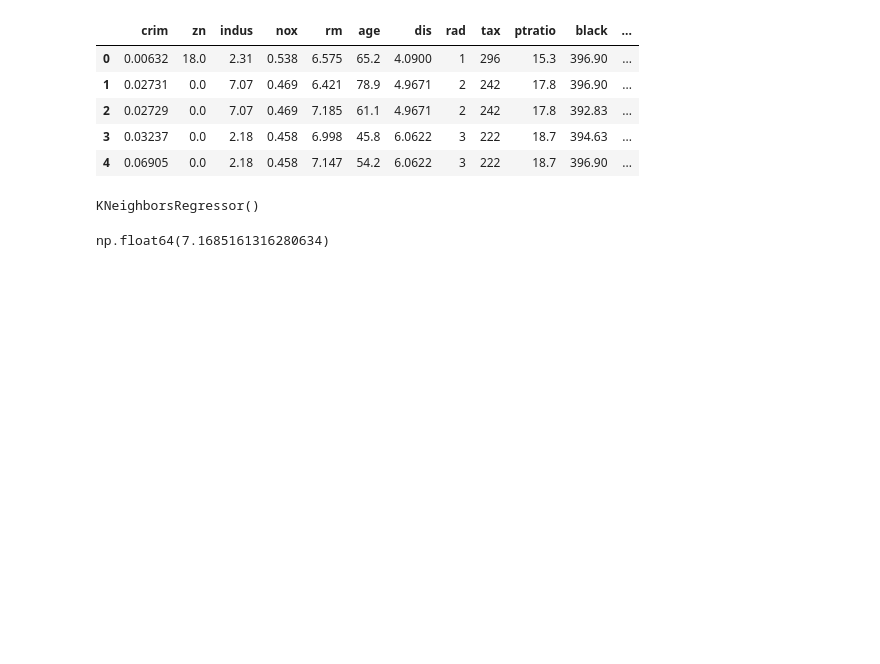
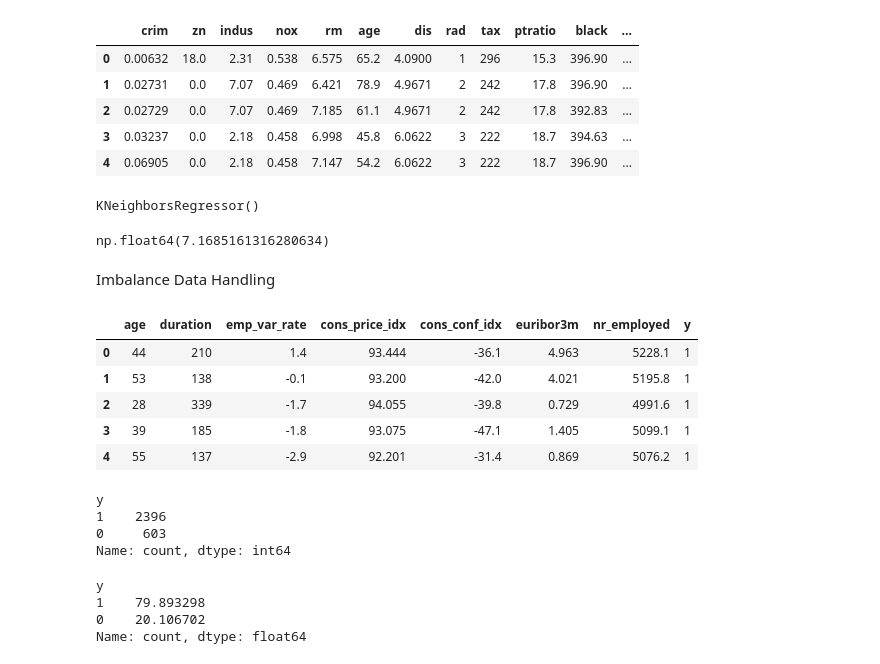
Before and after one commit to namal1230/Machine-Learning, a Jupyter notebook: notebook.ipynb, the cells around one changed output. Cells and saved outputs as stored; diff of their text form; code cells hidden in the pictures; blank space fills up the shorter version.

Commit message:
Supervised Learning-Class Imbalance | Hyper Parameter

```diff
--- a/notebook.ipynb
+++ b/notebook.ipynb
@@ -439,3 +439,15 @@ y_pred=knnrg.predict(x_test)
 np.sqrt(mean_squared_error(y_test,y_pred))
 # %% [output]
 np.float64(7.1685161316280634)
+# %% [markdown]
+Imbalance Data Handling
+# %%
+data=pd.read_csv("Bank_Imbalance.csv")
+data.head()
+# %% [output]
+|  | age | duration | emp_var_rate | cons_price_idx | cons_conf_idx | euribor3m | nr_employed | y |
+| 0 | 44 | 210 | 1.4 | 93.444 | -36.1 | 4.963 | 5228.1 | 1 |
+| 1 | 53 | 138 | -0.1 | 93.200 | -42.0 | 4.021 | 5195.8 | 1 |
+| 2 | 28 | 339 | -1.7 | 94.055 | -39.8 | 0.729 | 4991.6 | 1 |
+| 3 | 39 | 185 | -1.8 | 93.075 | -47.1 | 1.405 | 5099.1 | 1 |
+| 4 | 55 | 137 | -2.9 | 92.201 | -31.4 | 0.869 | 5076.2 | 1 |
@@ -441,0 +457,14 @@ np.float64(7.1685161316280634)
+# %%
+y.value_counts()
+# %% [output]
+y
+1    2396
+0     603
+Name: count, dtype: int64
+# %%
+y.value_counts()/y.value_counts().sum()*100
+# %% [output]
+y
+1    79.893298
+0    20.106702
+Name: count, dtype: float64
```
Also changed, not shown: parts of 19 cells of this notebook, 1 other file.
